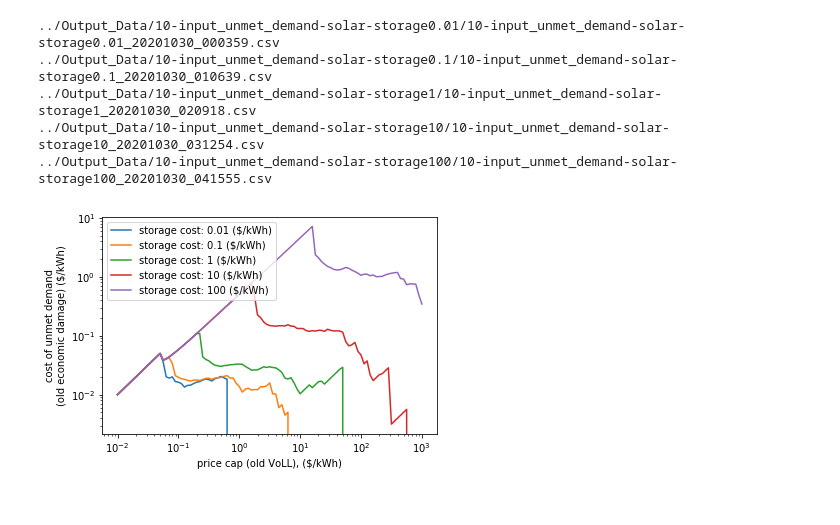
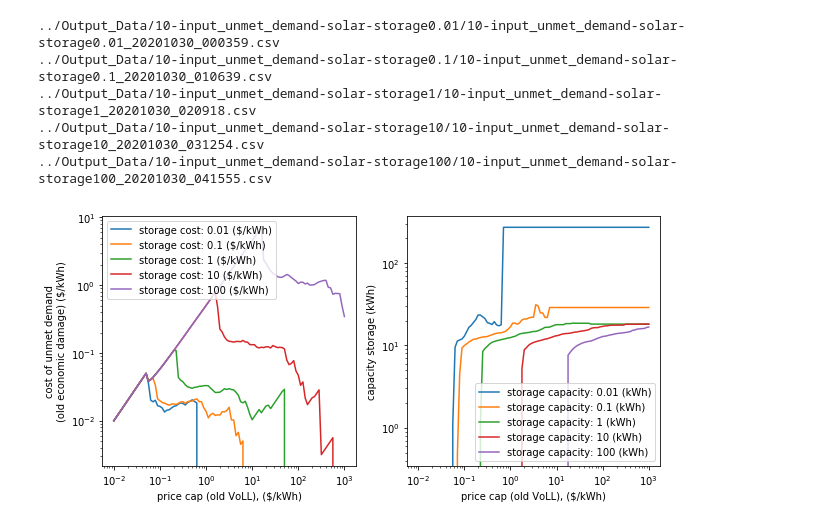
Before and after one commit to beccapeer/cost-of-unmet-demand, a Jupyter notebook: plotting-scripts/plot_varying_storage_costs.ipynb, the cells around one changed output. Saved outputs shown, nothing was run; the diff lists cells and outputs as text; code cells hidden in the pictures.

Commit message:
Add storage capacity for check

```diff
--- a/plotting-scripts/plot_varying_storage_costs.ipynb
+++ b/plotting-scripts/plot_varying_storage_costs.ipynb
@@ -6,27 +6,34 @@ import matplotlib.pyplot as plt
 # %%
 base = '../Output_Data/10-unmet_demand-solar-storageXXX/10-unmet_demand-solar-storageXXX_'
 DATE = '20201030'
 
-fig, ax = plt.subplots()
+fig, axs = plt.subplots(ncols=2, figsize=(10,4.6))
 
 for storage in ['0.01', '0.1', '1', '10', '100']:
     f = get_file_name(base.replace('XXX', storage), DATE, True)
     print(f)
     df = pd.read_csv(f)
-    ax.plot(df['var cost unmet demand ($/kWh)'],
-           df['var cost unmet demand ($/kWh)'] * df['dispatch unmet demand (kW)'],
-           label='storage cost: '+storage+' ($/kWh)')
-plt.legend()
-plt.xscale('log')
-plt.yscale('log')
-ax.set_xlabel('price cap (old VoLL), ($/kWh)')
-ax.set_ylabel('cost of unmet demand\n(old economic damage) ($/kWh)')
+
+    axs[0].plot(df['var cost unmet demand ($/kWh)'],
+            df['var cost unmet demand ($/kWh)'] * df['dispatch unmet demand (kW)'],
+            label='storage cost: '+storage+' ($/kWh)')
+    axs[1].plot(df['var cost unmet demand ($/kWh)'],
+           df['capacity storage (kWh)'],
+           label='storage capacity: '+storage+' (kWh)')
+for ax in axs:
+    ax.legend()
+    ax.set_xlabel('price cap (old VoLL), ($/kWh)')
+    ax.set_xscale('log')
+    ax.set_yscale('log')
+
+axs[0].set_ylabel('cost of unmet demand\n(old economic damage) ($/kWh)')
+axs[1].set_ylabel('capacity storage (kWh)')
 #ax.set_ylim(0, 0.14)
 plt.show()
 # %% [output]
 ../Output_Data/10-input_unmet_demand-solar-storage0.01/10-input_unmet_demand-solar-storage0.01_20201030_000359.csv
 ../Output_Data/10-input_unmet_demand-solar-storage0.1/10-input_unmet_demand-solar-storage0.1_20201030_010639.csv
 ../Output_Data/10-input_unmet_demand-solar-storage1/10-input_unmet_demand-solar-storage1_20201030_020918.csv
 ../Output_Data/10-input_unmet_demand-solar-storage10/10-input_unmet_demand-solar-storage10_20201030_031254.csv
 ../Output_Data/10-input_unmet_demand-solar-storage100/10-input_unmet_demand-solar-storage100_20201030_041555.csv
-[figure, old version]
+[figure, new version]
```
